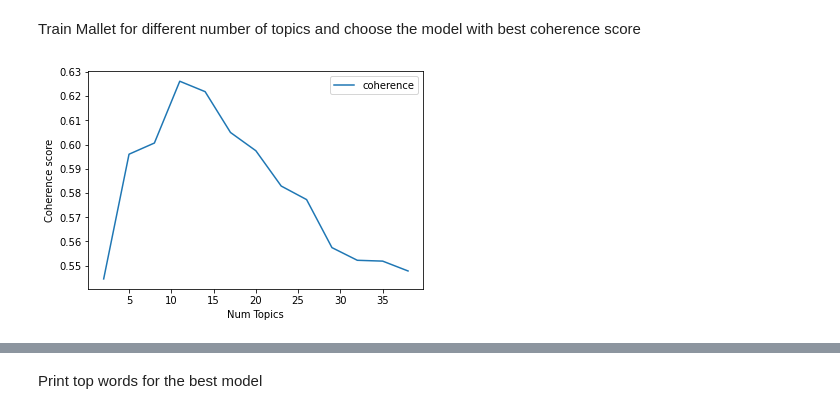
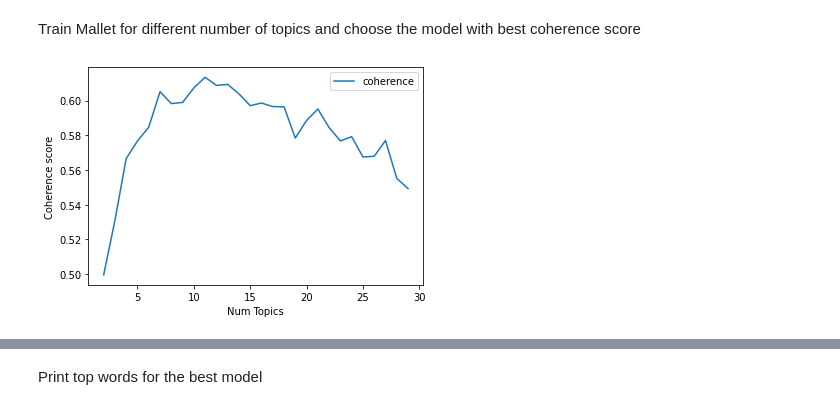
Before and after one commit to butoialexandra/Determining-country-specific-engagement-in-climate-change-policies, a Jupyter notebook: 3_Topic_Modeling_LDA.ipynb, the cells around one changed output, grey strips where cells are left out. Cells and saved outputs as stored; diff of their text form; code cells hidden in the pictures.

Commit message:
more stemming & computed aggregated data for countries

```diff
--- a/3_Topic_Modeling_LDA.ipynb
+++ b/3_Topic_Modeling_LDA.ipynb
@@ -116,10 +137,12 @@ trigram_mod = gensim.models.phrases.Phraser(trigram)
 # %%
 data_words_nostops = remove_stopwords(words)
 
-data_words_bigrams = make_bigrams(data_words_nostops)
+#data_words_bigrams = make_bigrams(data_words_nostops)
 
-nlp = spacy.load('en', disable=['parser', 'ner'])
+#nlp = spacy.load('en', disable=['parser', 'ner'])
 
-data_lemmatized = lemmatization(data_words_bigrams, allowed_postags=['NOUN', 'ADJ', 'VERB', 'ADV'])
+#data_lemmatized = lemmatization(data_words_bigrams, allowed_postags=['NOUN', 'ADJ', 'VERB', 'ADV'])
 
-print(data_lemmatized[:1])
+data_stemmed = stemming(data_words_nostops)
+
+data_words_bigrams = make_bigrams(data_stemmed)
@@ -126,7 +151,7 @@ print(data_lemmatized[:1])
 # %% [markdown]
 Make corpus
 # %%
-id2word = corpora.Dictionary(data_lemmatized)
-texts = data_lemmatized
+id2word = corpora.Dictionary(data_words_bigrams)
+texts = data_words_bigrams
 corpus = [id2word.doc2bow(text) for text in texts]
 # %% [markdown]
@@ -235,7 +294,7 @@ Coherence Score: 0.6369799258998754
 # %% [markdown]
 Train Mallet for different number of topics and choose the model with best coherence score
 # %%
-def compute_coherence_values(dictionary, corpus, texts, limit, start=2, step=3):
+def compute_coherence_values(dictionary, corpus, texts, limit, start=2, step=1):
     coherence_values = []
     model_list = []
     for num_topics in range(start, limit, step):
@@ -246,17 +305,17 @@ def compute_coherence_values(dictionary, corpus, texts, limit, start=2, step=3):
 
     return model_list, coherence_values
 # %%
-model_list, coherence_values = compute_coherence_values(dictionary=id2word, corpus=corpus, texts=data_lemmatized, start=2, limit=40, step=3)
+model_list, coherence_values = compute_coherence_values(dictionary=id2word, corpus=corpus, texts=texts, start=2, limit=30, step=1)
 # %%
-limit, start, step = 40, 2, 3
+limit, start, step = 30, 2, 1
 x = range(start, limit, step)
 plt.plot(x, coherence_values, label='coherence')
 plt.xlabel("Num Topics")
 plt.ylabel("Coherence score")
 plt.legend(loc='best')
 plt.show()
 # %% [output]
-[figure, old version]
+[figure, new version]
 # %%
 for m, cv in zip(x, coherence_values):
     print("Num Topics =", m, " has Coherence Value of", round(cv, 4))
```
Also changed, not shown: parts of 38 cells of this notebook.
